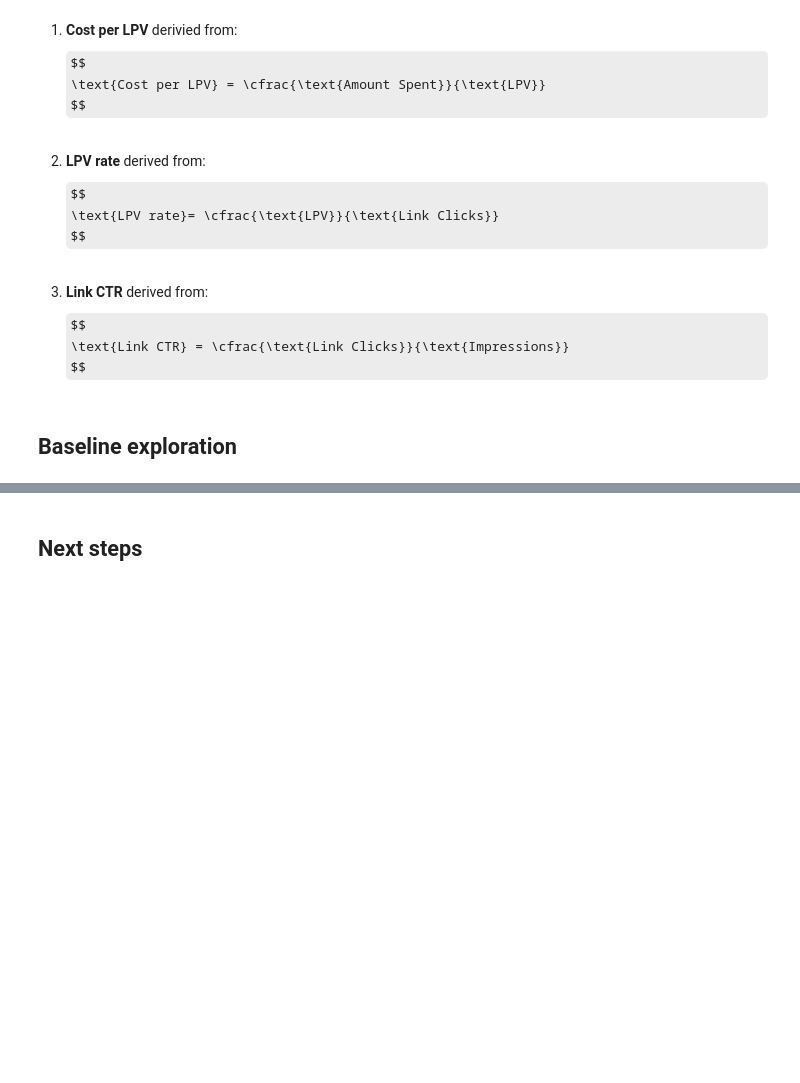
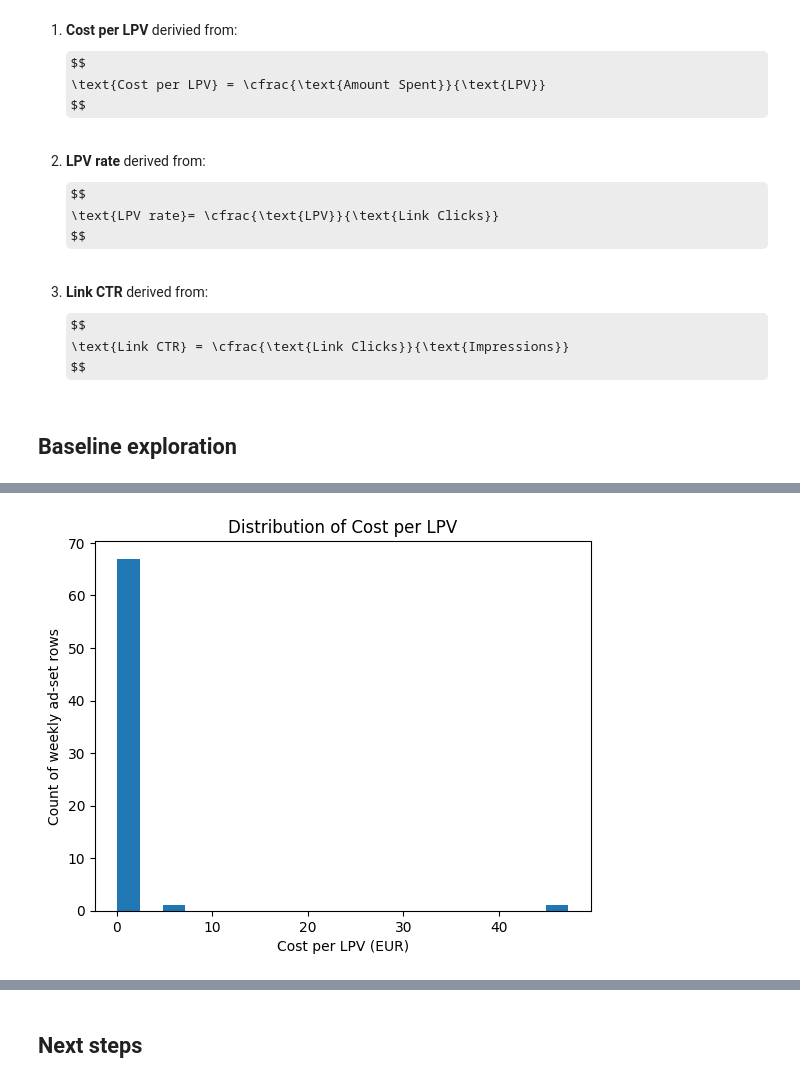
Before and after one commit to AleksM654/project, a Jupyter notebook: notebooks/digital_marketing_budget_allocation_under_uncertainty.ipynb, the cells around one changed output, grey strips where cells are left out. Cells and saved outputs as stored; diff of their text form; code cells hidden in the pictures; some formulas as TeX source; blank space fills up the shorter version.

Commit message:
feat: baseline exploration with derived metrics and histograms

```diff
--- a/notebooks/digital_marketing_budget_allocation_under_uncertainty.ipynb
+++ b/notebooks/digital_marketing_budget_allocation_under_uncertainty.ipynb
@@ -88,0 +93,8 @@ $$
+# %%
+
+#reading of the csv file
+csv_path = "../data/Meta-report-Mar-1-2024-to-Mar-1-2025.csv"
+df = pd.read_csv(csv_path)
+
+print("shape:", df.shape)
+df.head(3)
@@ -88,0 +108,24 @@ $$
+# %%
+#Converting data types of collumns with Campaign and Ad set IDs as to avoid scientific notation issues
+df["Campaign ID"] = df["Campaign ID"].astype("Int64").astype(str)
+df["Ad set ID"] = df["Ad set ID"].astype("Int64").astype(str)
+#Managing and cinvertin str data to dates for better parsing afterwards
+week_split = df["Week"].str.split(" - ", expand=True)
+df["week_start"] = pd.to_datetime(week_split[0], errors="coerce")
+df["week_end"] = pd.to_datetime(week_split[1], errors="coerce")
+# %%
+
+#Computing the three desired "Derived Metrics" in order to proceed with policy evaluation later(safe division; NaN if the denominator is 0)
+df["cost_per_lpv"] = np.where(df["Landing page views"] > 0,
+                              df["Amount spent (EUR)"] / df["Landing page views"],
+                              np.nan)
+
+df["lpv_rate"] = np.where(df["Link clicks"] > 0,
+                              df["Landing page views"] / df["Link clicks"],
+                              np.nan)
+
+df["link_ctr"] = np.where(df["Impressions"] > 0,
+                              df["Link clicks"] / df["Impressions"],
+                              np.nan)
+
+df[["cost_per_lpv","lpv_rate","link_ctr"]].describe()
@@ -88,0 +142,10 @@ $$
+# %%
+
+plt.figure()
+plt.hist(df["cost_per_lpv"].dropna(), bins=20)
+plt.xlabel("Cost per LPV (EUR)")
+plt.ylabel("Count of weekly ad-set rows")
+plt.title("Distribution of Cost per LPV")
+plt.show()
+# %% [output]
+[figure, added]
```
Also changed, not shown: parts of 5 cells of this notebook, 1 other file.
